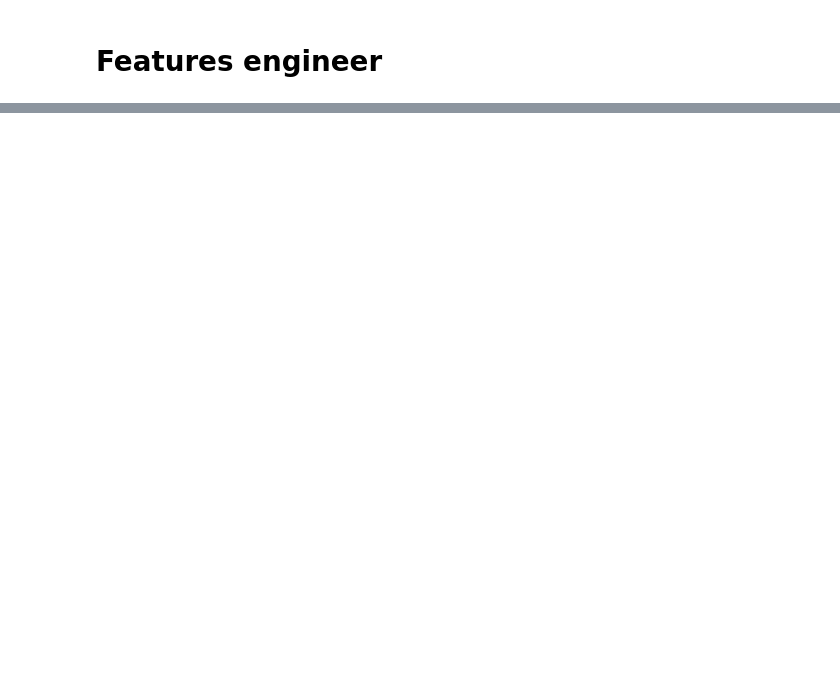
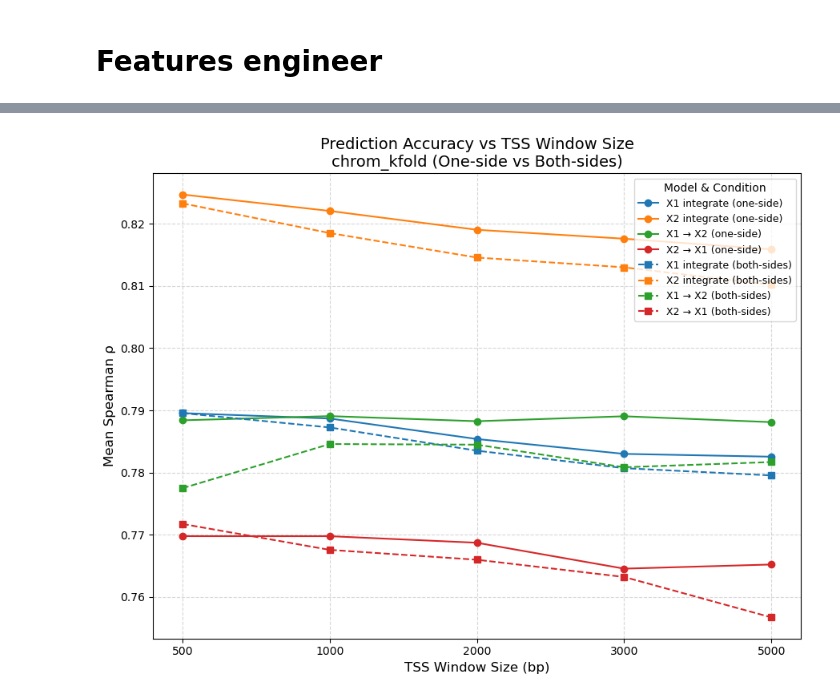
Before and after one commit to Dewey-Wang/Gene-expression-prediction, a Jupyter notebook: Full step - reference/3. compare different tss dis.ipynb, the cells around one changed output, grey strips where cells are left out. Saved outputs shown, nothing was run; the diff lists cells and outputs as text; code cells hidden in the pictures; blank space fills up the shorter version.

```diff
--- a/Full step - reference/3. compare different tss dis.ipynb
+++ b/Full step - reference/3. compare different tss dis.ipynb
@@ -1775,0 +445,33 @@ Overall mean of per-chromosome means: 0.7723
+# %%
+import matplotlib.pyplot as plt
+
+plt.figure(figsize=(9,7))
+
+# === 顏色對應 ===
+colors = {
+    "X1_integrate": "tab:blue",
+    "X2_integrate": "tab:orange",
+    "X1_to_X2": "tab:green",
+    "X2_to_X1": "tab:red"
+}
+
+# === One-side (實線) ===
+for col, color in colors.items():
+    plt.plot(results_summary_new_df["TSS"], results_summary_new_df[col],
+             color=color, linestyle='-', marker='o', label=f"{col.replace('_',' ').replace('to','→')} (one-side)")
+
+# === Both-sides (虛線) ===
+for col, color in colors.items():
+    plt.plot(results_summary_new_df_2["TSS"], results_summary_new_df_2[col],
+             color=color, linestyle='--', marker='s', label=f"{col.replace('_',' ').replace('to','→')} (both-sides)")
+
+# === 標籤與樣式 ===
+plt.xlabel("TSS Window Size (bp)", fontsize=12)
+plt.ylabel("Mean Spearman ρ", fontsize=12)
+plt.title("Prediction Accuracy vs TSS Window Size\nchrom_kfold (One-side vs Both-sides)", fontsize=14)
+plt.legend(title="Model & Condition", loc='best', fontsize=9)
+plt.grid(True, linestyle='--', alpha=0.5)
+plt.tight_layout()
+plt.show()
+# %% [output]
+[figure, added]
```
Also changed, not shown: parts of 21 cells of this notebook, 12 other files.
